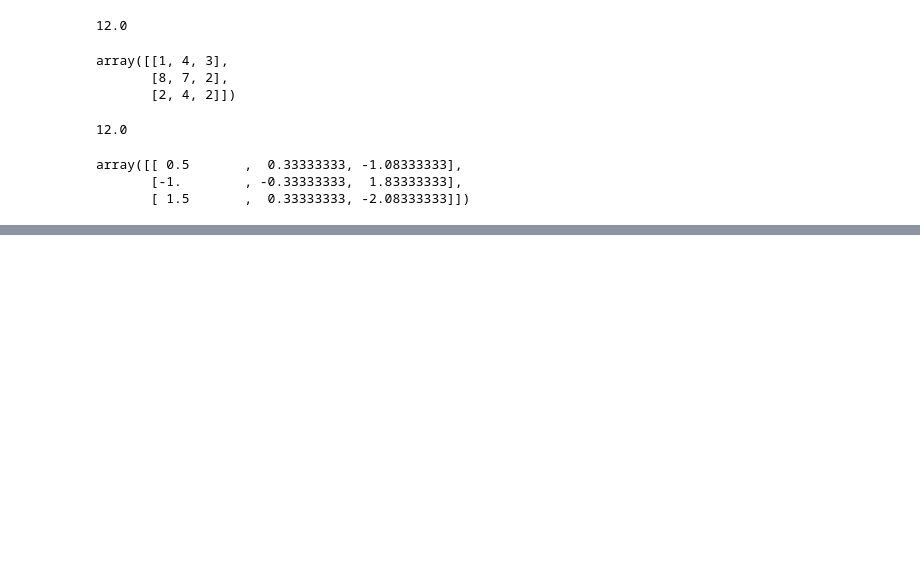
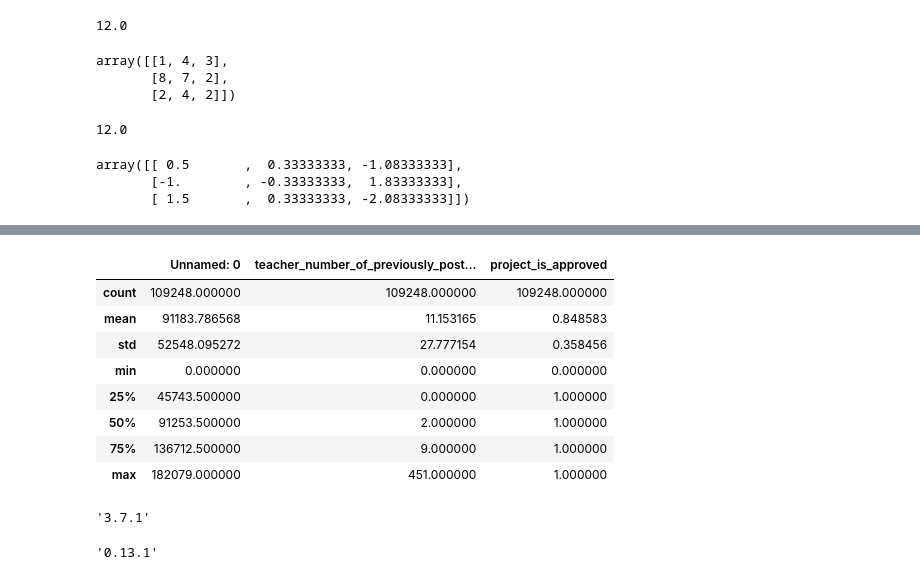
Before and after one commit to arutraj/ML_Basics, a Jupyter notebook: PythonBasics.ipynb, the cells around one changed output, grey strips where cells are left out. Cells and saved outputs as stored; diff of their text form; code cells hidden in the pictures; blank space fills up the shorter version.

```diff
--- a/PythonBasics.ipynb
+++ b/PythonBasics.ipynb
@@ -64,0 +93,4 @@ array([[ 0.5       ,  0.33333333, -1.08333333],
+# %%
+# read the file
+dc_resources = pd.read_csv('/content/dataset/donors_choose/resources.csv')
+dc_train_data = pd.read_csv('/content/dataset/donors_choose/train_data.csv')
@@ -64,0 +183,13 @@ array([[ 0.5       ,  0.33333333, -1.08333333],
+# %%
+# summary of the data
+dc_train_data.describe()
+# %% [output]
+|  | Unnamed: 0 | teacher_number_of_previously_post... | project_is_approved |
+| count | 109248.000000 | 109248.000000 | 109248.000000 |
+| mean | 91183.786568 | 11.153165 | 0.848583 |
+| std | 52548.095272 | 27.777154 | 0.358456 |
+| min | 0.000000 | 0.000000 | 0.000000 |
+| 25% | 45743.500000 | 0.000000 | 1.000000 |
+| 50% | 91253.500000 | 2.000000 | 1.000000 |
+| 75% | 136712.500000 | 9.000000 | 1.000000 |
+| max | 182079.000000 | 451.000000 | 1.000000 |
@@ -64,0 +199,4 @@ array([[ 0.5       ,  0.33333333, -1.08333333],
+# %%
+matplotlib.__version__
+# %% [output]
+'3.7.1'
@@ -64,0 +205,4 @@ array([[ 0.5       ,  0.33333333, -1.08333333],
+# %%
+sns.__version__
+# %% [output]
+'0.13.1'
```
Also changed, not shown: parts of 20 cells of this notebook.
